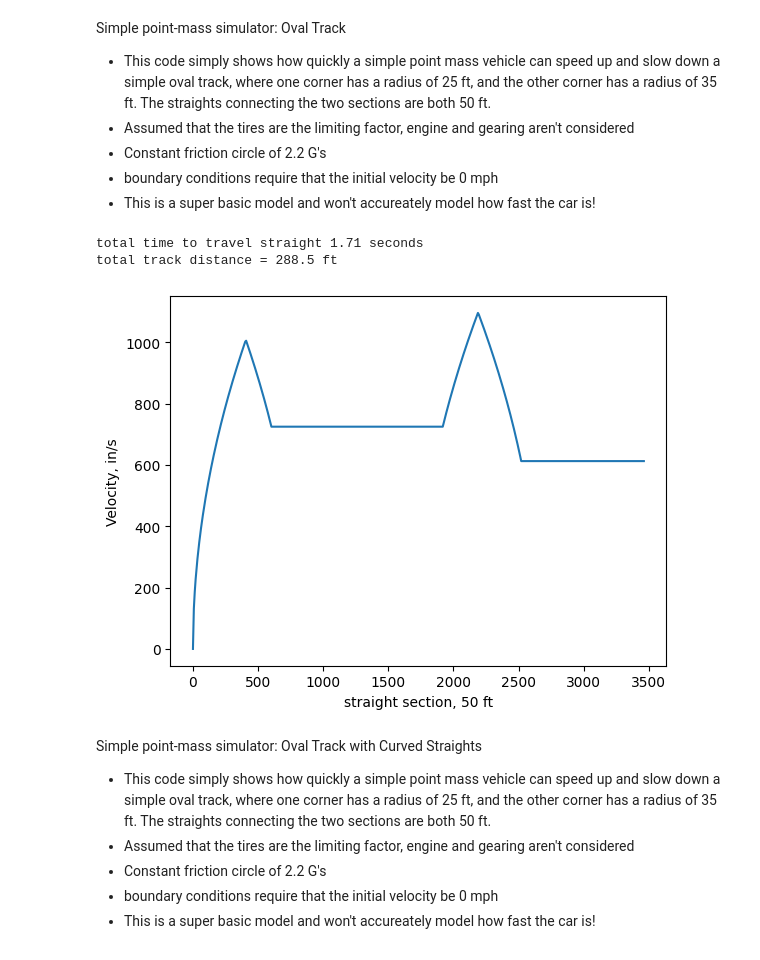
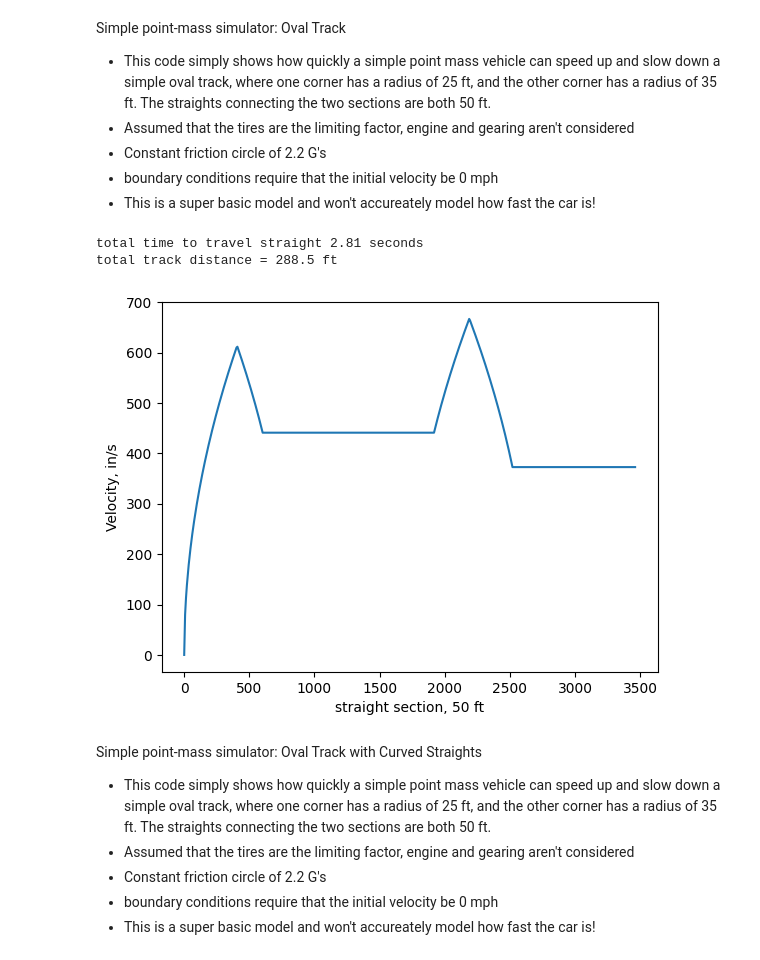
Before and after one commit to Washington-State-University-Formula-SAE/ttc-data, a Jupyter notebook: lapsim.ipynb, the cells around one changed output. Cells and saved outputs as stored; diff of their text form; code cells hidden in the pictures.

```diff
--- a/lapsim.ipynb
+++ b/lapsim.ipynb
@@ -21,3 +21,7 @@ l = 60
 h = 15
 # setting pi as a number
 pi = 3.14159
+# tire grip limit (G's)
+a = 1.2
+# tire grip limit (in/s^2)
+a_ins = a*32.2*12
@@ -46,17 +179,16 @@ track = 50
 # Convertes track to inches
 track = track*12
 
-# discretizing track
+# discretizing track, dx = length of element (inches), n = number of elements
 dx = 5
 n = track/dx
 
-# nodespace
+# nodespace, nodes = list of x-value for each node in 1D
 nodes = np.linspace(0,track,int(n+1))
 
-# Friction coefficient of approximately 2.2, will subsitute with more accurate friction ellipse
-f_approx = 1.2
+# a_x is the acceleration limit, which in this model is the coefficient of friction for the tires
 
-a_x = w_car*f_approx
+a_x = a_ins
 
 # Determine the speed if the car accelerated for the entire length of the traffic, starting from 0 mph at node 0
 v1 = np.zeros(int(n+1))
@@ -115,11 +247,8 @@ dx = track/n
 # nodespace
 nodes = np.linspace(0,track,int(n+1))
 
-# Friction coefficient of approximately 2.2, will subsitute with more accurate friction ellipse
-f_approx = 2.2
-
-# Maximum acceleration in any direction
-a = w_car*f_approx
+# Acceleration limited by grip of tires
+a = a_ins
 
 # Determining maximum lateral acceleration for the two corners
 
@@ -139,35 +268,35 @@ for i in np.arange(n):
 # Determine the speed if the car deaccelerated for the entire length of the traffic, ending at 0 mph at node n
 v2 = np.zeros(int(n+1))
 v2[int(np.ceil(t[0]/dx)):int(np.ceil((t[0]+t[1])/dx))] = v_c1
 v2[int(np.ceil((t[0]+t[1]+t[2])/dx)):] = v_c2
 for i in np.arange(1,n+1):
     if (np.sqrt(v2[int(-i)]**2 + 2*a*dx) < v2[int(-i-1)]) or (v2[int(-i-1)] == 0.):
         v2[int(-i-1)] = np.sqrt(v2[int(-i)]**2 + 2*a*dx)
 
 # Determine which value of the two above lists is lowest. This list is the theoretical velocity at each node to satisfy the stated assumptions
 v3 = np.zeros(int(n+1))
 for i in np.arange(int(n+1)):
     if v1[i] < v2 [i]:
         v3[i] = (v1[int(i)])
     else:
         v3[i] = (v2[int(i)])
 
 # Determining the total time it takes to travel the track by rewriting the equation v1 = v0 + a*t
 t = 0
 for i in np.arange(len(v3)-1):
     t += np.abs(v3[i+1]-v3[i])/a
 print(f"total time to travel straight {round(t,2)} seconds")
 
 # Plotting result
 plt.plot(nodes,v3)
 plt.xlabel('straight section, 50 ft')
 plt.ylabel('Velocity, in/s')
 plt.show
 print(f"total track distance = {round(track/12, 2)} ft")
 # %% [output]
-total time to travel straight 1.71 seconds
+total time to travel straight 2.81 seconds
 total track distance = 288.5 ft
-[figure, old version]
+[figure, new version]
 # %% [markdown]
 Simple point-mass simulator: Oval Track with Curved Straights
 
```
Also changed, not shown: parts of 9 cells of this notebook.
